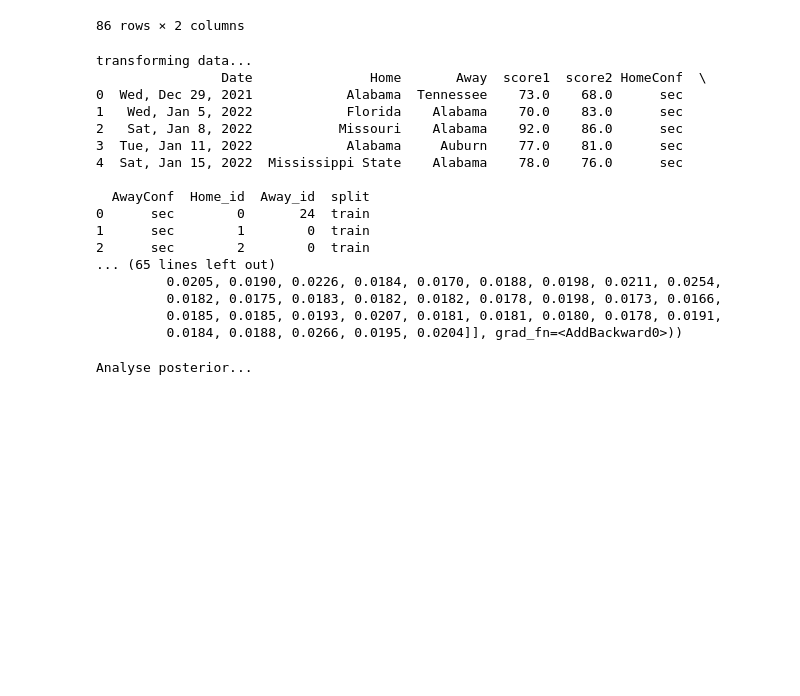
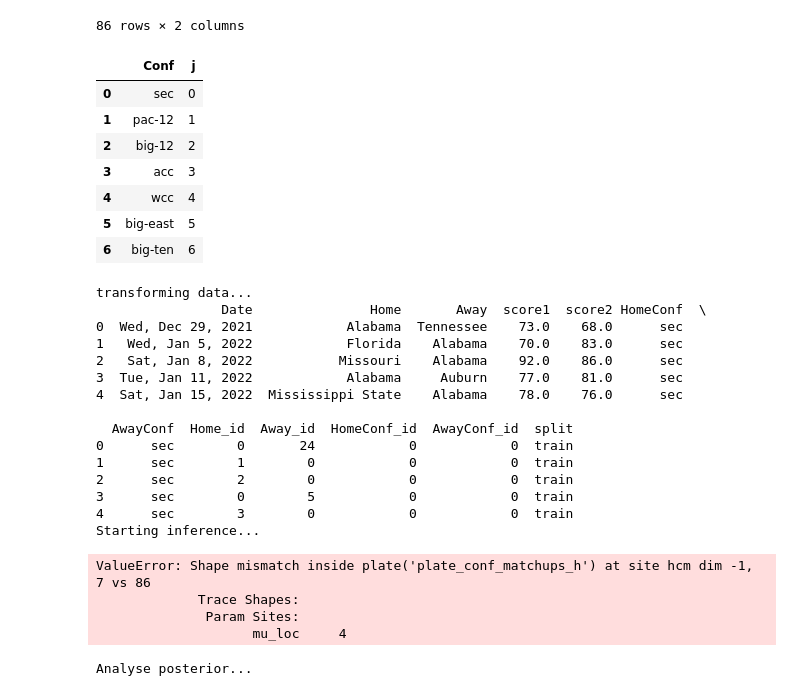
Before and after one commit to gaulight42/bball1, a Jupyter notebook: ncaaBball2022v2.ipynb, the cells around one changed output. Cells and saved outputs as stored; diff of their text form; code cells hidden in the pictures; blank space fills up the shorter version.

```diff
--- a/ncaaBball2022v2.ipynb
+++ b/ncaaBball2022v2.ipynb
@@ -212,3 +255,14 @@ tt
 | 84 | Penn State | 84 |
 | 85 | Portland | 85 |
 86 rows × 2 columns
+# %%
+cc
+# %% [output]
+|  | Conf | j |
+| 0 | sec | 0 |
+| 1 | pac-12 | 1 |
+| 2 | big-12 | 2 |
+| 3 | acc | 3 |
+| 4 | wcc | 4 |
+| 5 | big-east | 5 |
+| 6 | big-ten | 6 |
@@ -511,7 +572,7 @@ class Args():
 args=Args()
 #runThePyroCode(big10df,args)
 #fit,teams,df,train = runThePyroFit(big10df,args)
-fit,teams,df,train = runThePyroFit(bdf,args)
+fit,teams,confs,df,train = runThePyroFit2(bdf,args)
 # %% [output]
 transforming data...
                 Date               Home       Away  score1  score2 HomeConf  \
@@ -521,15 +582,17 @@ transforming data...
 3  Tue, Jan 11, 2022            Alabama     Auburn    77.0    81.0      sec
 4  Sat, Jan 15, 2022  Mississippi State    Alabama    78.0    76.0      sec
 
-  AwayConf  Home_id  Away_id  split
-0      sec        0       24  train
-1      sec        1        0  train
-2      sec        2        0  train
-... (65 lines left out)
-         0.0205, 0.0190, 0.0226, 0.0184, 0.0170, 0.0188, 0.0198, 0.0211, 0.0254,
-         0.0182, 0.0175, 0.0183, 0.0182, 0.0182, 0.0178, 0.0198, 0.0173, 0.0166,
-         0.0185, 0.0185, 0.0193, 0.0207, 0.0181, 0.0181, 0.0180, 0.0178, 0.0191,
-         0.0184, 0.0188, 0.0266, 0.0195, 0.0204]], grad_fn=<AddBackward0>))
+  AwayConf  Home_id  Away_id  HomeConf_id  AwayConf_id  split
+0      sec        0       24            0            0  train
+1      sec        1        0            0            0  train
+2      sec        2        0            0            0  train
+3      sec        0        5            0            0  train
+4      sec        3        0            0            0  train
+Starting inference...
+ValueError: Shape mismatch inside plate('plate_conf_matchups_h') at site hcm dim -1, 7 vs 86
+             Trace Shapes:
+              Param Sites:
+                    mu_loc     4
 # %%
 runThePyroCodeRest(fit,teams,df,train)
 # %% [output]
```
Also changed, not shown: parts of 10 cells of this notebook.
